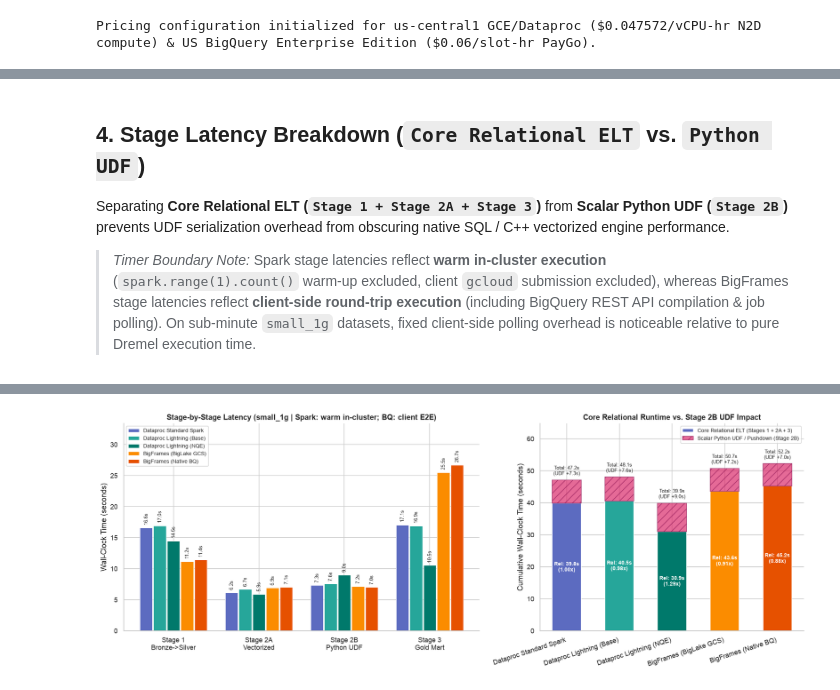
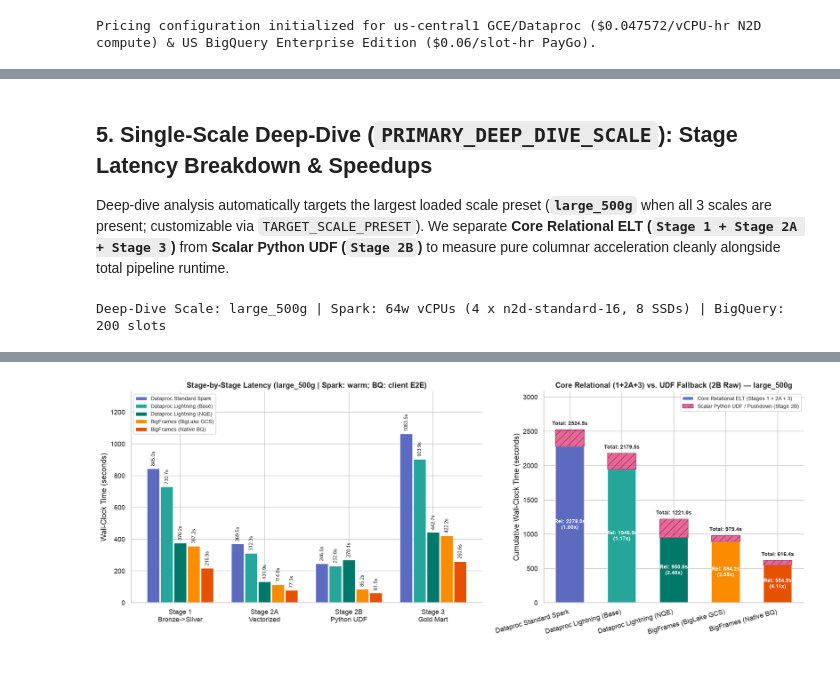
Before and after one commit to johanesalxd/lakehouse-compute-benchmark, a Jupyter notebook: notebooks/04_benchmark_summary_and_tco.ipynb, the cells around one changed output, grey strips where cells are left out. Saved outputs shown, nothing was run; the diff lists cells and outputs as text; code cells hidden in the pictures.

```diff
--- a/notebooks/04_benchmark_summary_and_tco.ipynb
+++ b/notebooks/04_benchmark_summary_and_tco.ipynb
@@ -546,12 +1191,10 @@ PARITY AUDIT RESULT: PASS (20/20 checks within +/-0.0100%)
 # %% [markdown]
-## 4. Stage Latency Breakdown (`Core Relational ELT` vs. `Python UDF`)
+## 5. Single-Scale Deep-Dive (`PRIMARY_DEEP_DIVE_SCALE`): Stage Latency Breakdown & Speedups
 
-Separating **Core Relational ELT (`Stage 1 + Stage 2A + Stage 3`)** from **Scalar Python UDF (`Stage 2B`)** prevents UDF serialization overhead from obscuring native SQL / C++ vectorized engine performance.
-
-> *Timer Boundary Note:* Spark stage latencies reflect **warm in-cluster execution** (`spark.range(1).count()` warm-up excluded, client `gcloud` submission excluded), whereas BigFrames stage latencies reflect **client-side round-trip execution** (including BigQuery REST API compilation & job polling). On sub-minute `small_1g` datasets, fixed client-side polling overhead is noticeable relative to pure Dremel execution time.
+Deep-dive analysis automatically targets the largest loaded scale preset (**`large_500g`** when all 3 scales are present; customizable via `TARGET_SCALE_PRESET`). We separate **Core Relational ELT (`Stage 1 + Stage 2A + Stage 3`)** from **Scalar Python UDF (`Stage 2B`)** to measure pure columnar acceleration cleanly alongside total pipeline runtime.
 # %%
 # ==============================================================================
-# 4. STAGE LATENCY BREAKDOWN TABLE & GROUPED / STACKED BAR CHARTS
+# 5. SINGLE-SCALE DEEP-DIVE: STAGE LATENCY BREAKDOWN & GROUPED/STACKED CHARTS
 # ==============================================================================
 lat_pivot = df.pivot(index="engine_variant", columns="stage_id", values="wall_clock_sec").reindex(
     index=present_engines, columns=present_stages
@@ -568,6 +1211,11 @@ std_full = lat_summary.loc[ref_engine, "full_total_sec"]
 lat_summary["rel_speedup_vs_ref"] = std_rel / lat_summary["relational_total_sec"]
 lat_summary["full_speedup_vs_ref"] = std_full / lat_summary["full_total_sec"]
 
+print(
+    f"Deep-Dive Scale: {PRIMARY_DEEP_DIVE_SCALE} | Spark: {CLUSTER_TOPOLOGY['worker_vcpus']}w vCPUs "
+    f"({CLUSTER_TOPOLOGY['num_workers']} x {CLUSTER_TOPOLOGY['worker_machine_type']}, {CLUSTER_TOPOLOGY['worker_local_ssds']} SSDs) "
+    f"| BigQuery: {CLUSTER_TOPOLOGY['bq_slot_cap']} slots"
+)
 show_table(
     lat_summary.rename(index=ENGINE_LABELS),
     {
@@ -582,7 +1230,6 @@ show_table(
 
 fig, (ax1, ax2) = plt.subplots(1, 2, figsize=(16, 6), gridspec_kw={"width_ratios": [1.35, 1.0]})
 
-# Left panel: Grouped bar chart per stage
 x = np.arange(len(present_stages))
 bar_w = 0.8 / max(1, len(present_engines))
 max_stage_lat = float(lat_pivot.values.max()) if lat_pivot.size else 1.0
@@ -612,12 +1259,10 @@ for idx, eng in enumerate(present_engines):
 ax1.set_xticks(x)
 ax1.set_xticklabels([STAGE_SHORT_LABELS.get(s, s) for s in present_stages])
 ax1.set_ylabel("Wall-Clock Time (seconds)")
-ax1.set_title(f"Stage-by-Stage Latency ({ACTIVE_SCALE_PRESET} | Spark: warm in-cluster; BQ: client E2E)")
+ax1.set_title(f"Stage-by-Stage Latency ({PRIMARY_DEEP_DIVE_SCALE} | Spark: warm; BQ: client E2E)")
 ax1.set_ylim(0, max_stage_lat * 1.25)
 ax1.legend(frameon=True, fontsize=8.5, loc="upper left")
 
-# Right panel: Stacked Core Relational (1+2A+3) vs Python UDF (2B)
-y_labels = [ENGINE_LABELS[e] for e in present_engines]
 rel_vals = lat_summary["relational_total_sec"].values
 udf_vals = lat_summary["udf_stage2b_sec"].values
 x2 = np.arange(len(present_engines))
@@ -649,19 +1294,20 @@ for idx, eng in enumerate(present_engines):
     u_v = udf_vals[idx]
     tot_v = r_v + u_v
     sp = lat_summary.loc[eng, "rel_speedup_vs_ref"]
-    ax2.text(idx, r_v / 2.0, f"Rel: {r_v:.1f}s\n({sp:.2f}x)", ha="center", va="center", color="white", fontweight="bold", fontsize=8.5)
-    if u_v > 0:
-        ax2.text(idx, tot_v + max_tot * 0.02, f"Total: {tot_v:.1f}s\n(UDF +{u_v:.1f}s)", ha="center", va="bottom", fontsize=8)
+    if r_v > max_tot * 0.08:
+        ax2.text(idx, r_v / 2.0, f"Rel: {r_v:.1f}s\n({sp:.2f}x)", ha="center", va="center", color="white", fontweight="bold", fontsize=8.5)
+    ax2.text(idx, tot_v + max_tot * 0.02, f"Total: {tot_v:.1f}s", ha="center", va="bottom", fontsize=8.5, fontweight="bold")
 
 ax2.set_xticks(x2)
-ax2.set_xticklabels(y_labels, rotation=18, ha="right")
+ax2.set_xticklabels([ENGINE_LABELS[e] for e in present_engines], rotation=15, ha="right")
 ax2.set_ylabel("Cumulative Wall-Clock Time (seconds)")
-ax2.set_title("Core Relational Runtime vs. Stage 2B UDF Impact")
-ax2.set_ylim(0, max_tot * 1.24)
+ax2.set_title(f"Core Relational (1+2A+3) vs. UDF Fallback (2B Raw) — {PRIMARY_DEEP_DIVE_SCALE}")
+ax2.set_ylim(0, max_tot * 1.22)
 ax2.legend(frameon=True, fontsize=8.5, loc="upper right")
 
 plt.tight_layout()
 plt.show()
 # %% [output]
+Deep-Dive Scale: large_500g | Spark: 64w vCPUs (4 x n2d-standard-16, 8 SSDs) | BigQuery: 200 slots
 | stage_id | stage1_bronze_to_silver | stage2a_silver_vectorized | stage2b_silver_udf | stage3_silver_to_gold | ... |
 | engine_variant |  |  |  |  | ... |
@@ -673,2 +1319,2 @@ plt.show()
-[figure, old version]
+[figure, new version]
 # %% [markdown]
```
Also changed, not shown: parts of 19 cells of this notebook, 2 other files.
